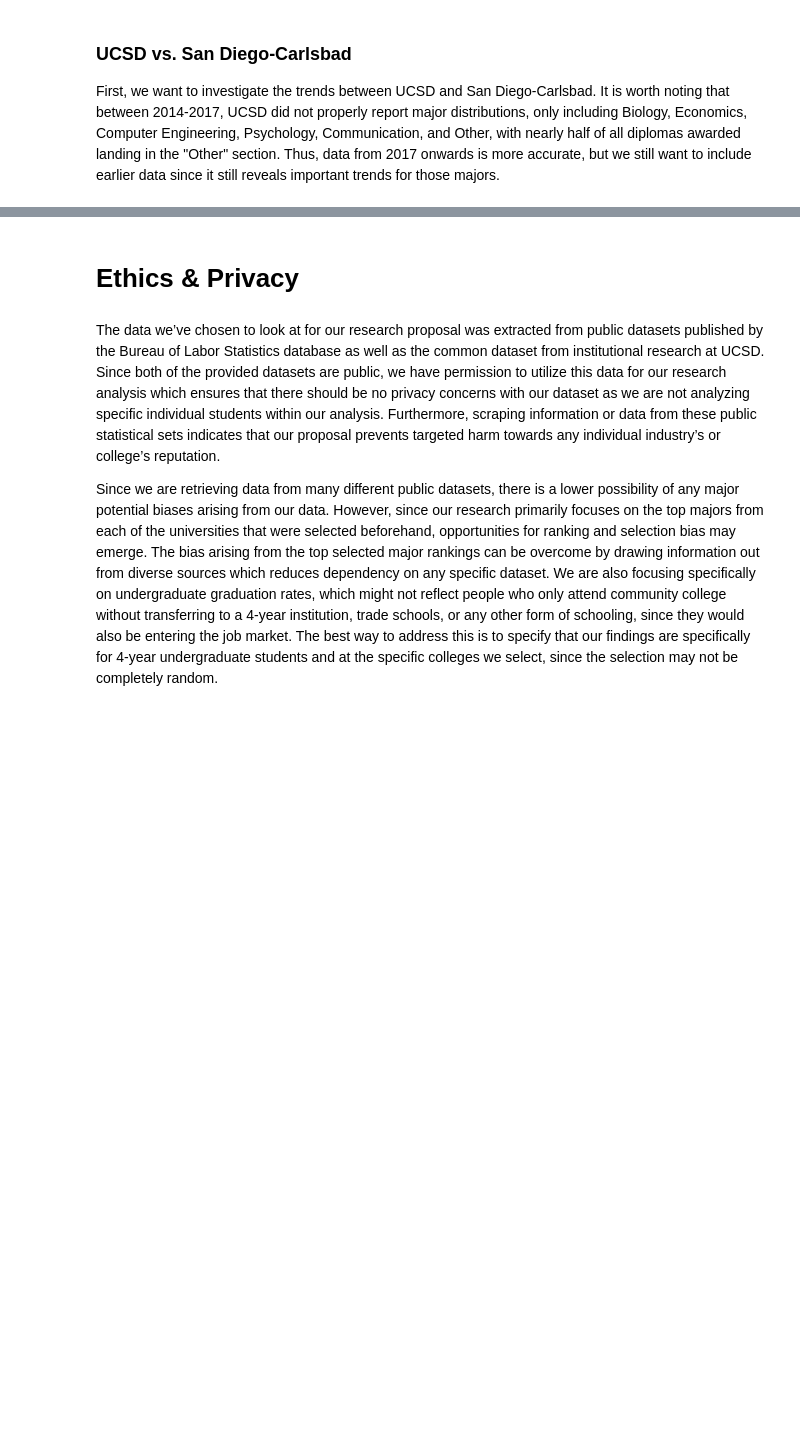
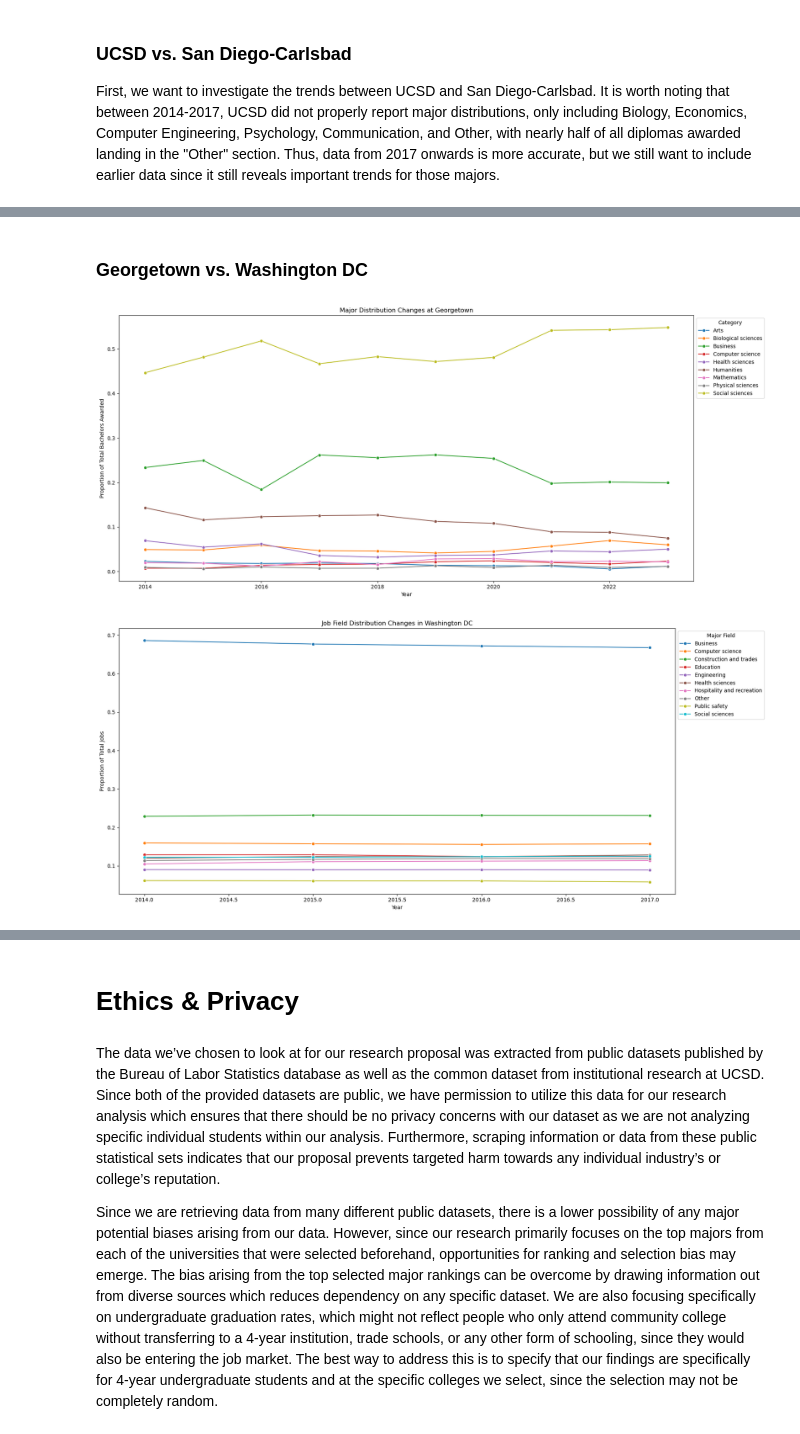
Before and after one commit to michaelhe999/COGS-108-Project, a Jupyter notebook: FinalProject_Group109-FA24.ipynb, the cells around one changed output, grey strips where cells are left out. Drawn from its saved outputs; the diff is of its cells as text; code cells hidden in the pictures; blank space fills up the shorter version.

```diff
--- a/FinalProject_Group109-FA24.ipynb
+++ b/FinalProject_Group109-FA24.ipynb
@@ -1093,0 +1126,8 @@ It appears from these two graphs that the local San Diego job market has little
+# %% [markdown]
+### Georgetown vs. Washington DC
+# %%
+college_graph('george', 'Georgetown')
+job_graph('Washington-Arlington-Alexandria, DC-VA-MD-WV Metropolitan Division', 'Washington DC')
+# %% [output]
+[figure, added]
+[figure, added]
```
Also changed, not shown: parts of 21 cells of this notebook.
